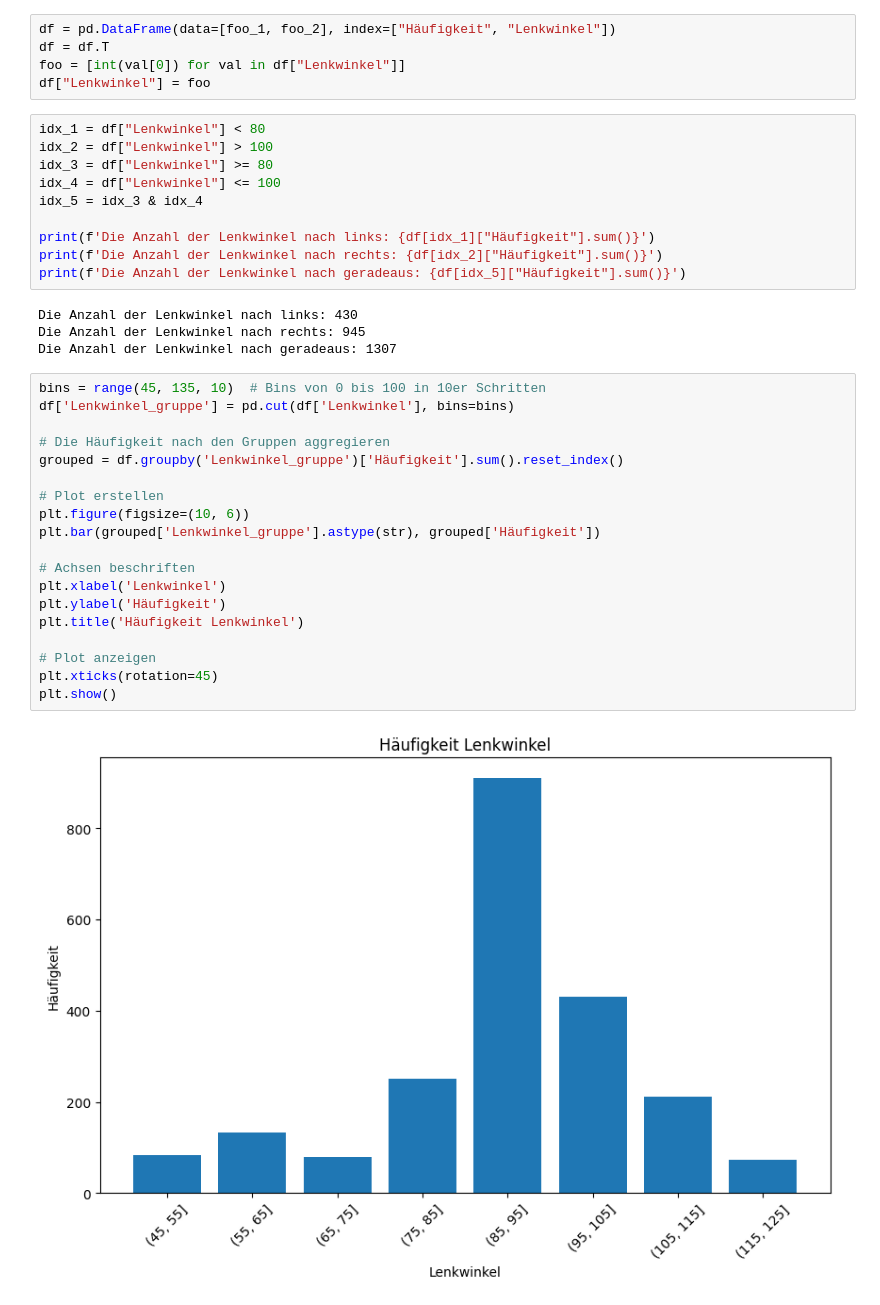
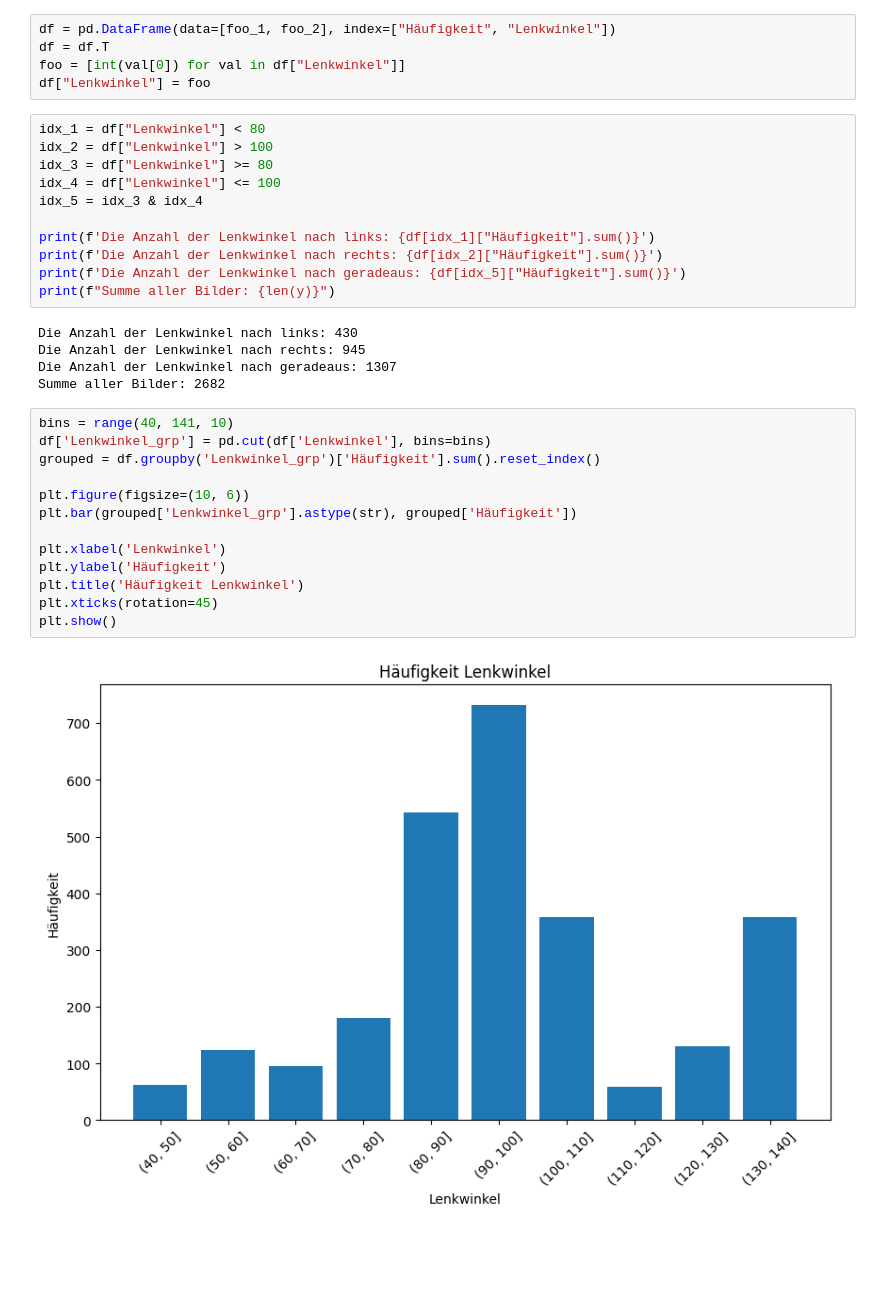
Before and after one commit to Viiviianee/Camp2Code, a Jupyter notebook: Car/lenkwinkelverteilung.ipynb, the cells around one changed output. Cells and saved outputs as stored; diff of their text form; blank space fills up the shorter version.

Commit message:
lenkwinkelverteilung

```diff
--- a/Car/lenkwinkelverteilung.ipynb
+++ b/Car/lenkwinkelverteilung.ipynb
@@ -25,28 +25,24 @@ idx_5 = idx_3 & idx_4
 print(f'Die Anzahl der Lenkwinkel nach links: {df[idx_1]["Häufigkeit"].sum()}')
 print(f'Die Anzahl der Lenkwinkel nach rechts: {df[idx_2]["Häufigkeit"].sum()}')
 print(f'Die Anzahl der Lenkwinkel nach geradeaus: {df[idx_5]["Häufigkeit"].sum()}')
+print(f"Summe aller Bilder: {len(y)}")
 # %% [output]
 Die Anzahl der Lenkwinkel nach links: 430
 Die Anzahl der Lenkwinkel nach rechts: 945
 Die Anzahl der Lenkwinkel nach geradeaus: 1307
+Summe aller Bilder: 2682
 # %%
-bins = range(45, 135, 10)  # Bins von 0 bis 100 in 10er Schritten
-df['Lenkwinkel_gruppe'] = pd.cut(df['Lenkwinkel'], bins=bins)
+bins = range(40, 141, 10)
+df['Lenkwinkel_grp'] = pd.cut(df['Lenkwinkel'], bins=bins)
+grouped = df.groupby('Lenkwinkel_grp')['Häufigkeit'].sum().reset_index()
 
-# Die Häufigkeit nach den Gruppen aggregieren
-grouped = df.groupby('Lenkwinkel_gruppe')['Häufigkeit'].sum().reset_index()
+plt.figure(figsize=(10, 6))
+plt.bar(grouped['Lenkwinkel_grp'].astype(str), grouped['Häufigkeit'])
 
-# Plot erstellen
-plt.figure(figsize=(10, 6))
-plt.bar(grouped['Lenkwinkel_gruppe'].astype(str), grouped['Häufigkeit'])
-
-# Achsen beschriften
 plt.xlabel('Lenkwinkel')
 plt.ylabel('Häufigkeit')
 plt.title('Häufigkeit Lenkwinkel')
-
-# Plot anzeigen
 plt.xticks(rotation=45)
 plt.show()
 # %% [output]
-[figure, old version]
+[figure, new version]
```
